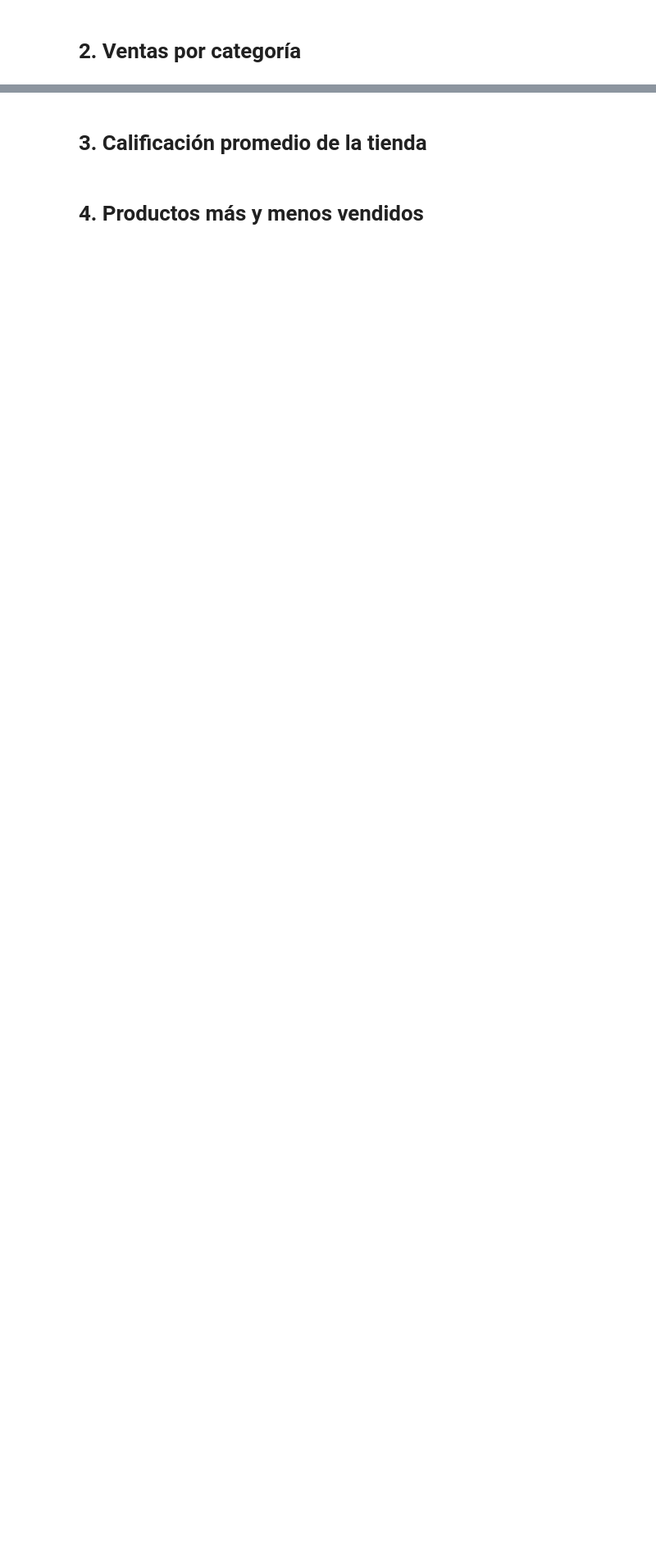
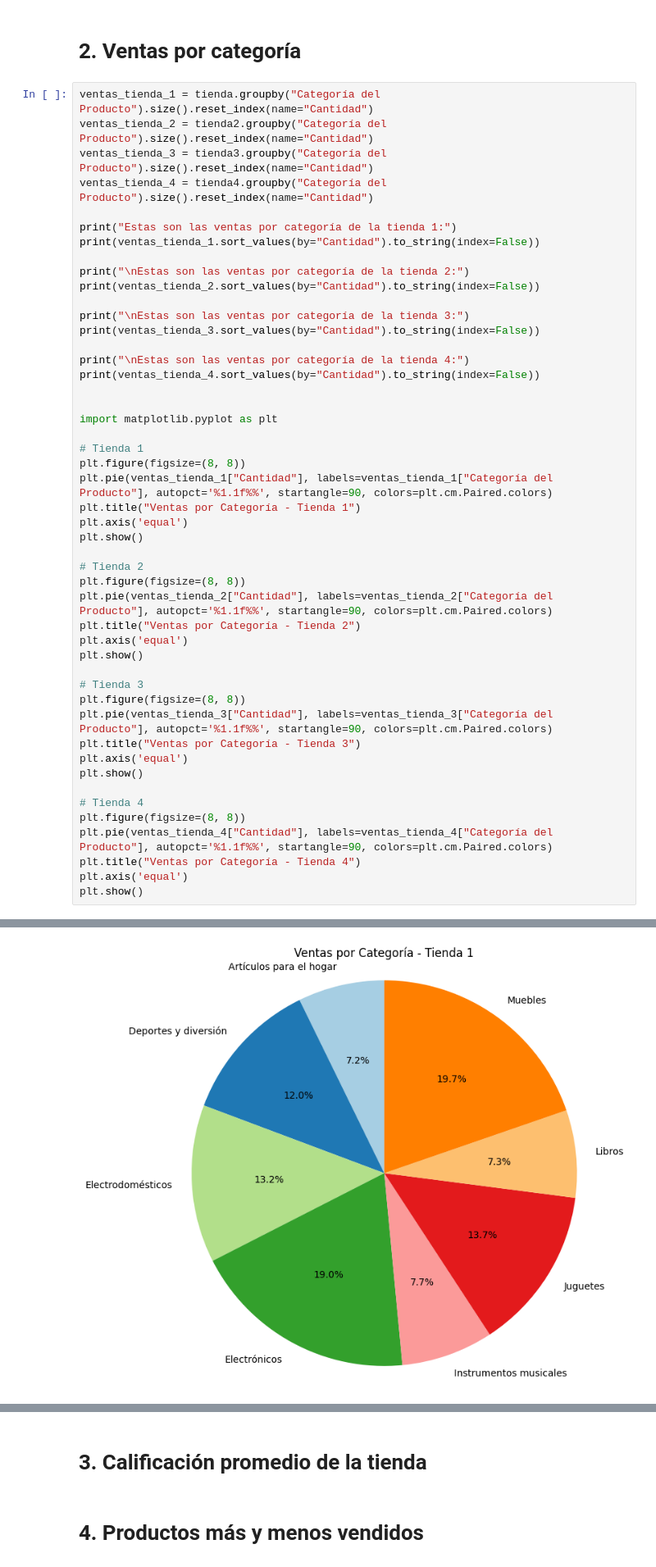
Before and after one commit to AlanGranea/Challenge-Alura-Store, a Jupyter notebook: AluraStoreLatam.ipynb, the cells around one changed output, grey strips where cells are left out. Shown at 82% size. Saved outputs shown, nothing was run; the diff lists cells and outputs as text; blank space fills up the shorter version.

Commit message:
Ventas por categoría finalizado

```diff
--- a/AluraStoreLatam.ipynb
+++ b/AluraStoreLatam.ipynb
@@ -67,3 +67,52 @@ El ingreso de la Tienda 4 es de 1,038,375,700.00 dolares
 [figure]
 # %% [markdown]
 # 2. Ventas por categoría
+# %%
+ventas_tienda_1 = tienda.groupby("Categoría del Producto").size().reset_index(name="Cantidad")
+ventas_tienda_2 = tienda2.groupby("Categoría del Producto").size().reset_index(name="Cantidad")
+ventas_tienda_3 = tienda3.groupby("Categoría del Producto").size().reset_index(name="Cantidad")
+ventas_tienda_4 = tienda4.groupby("Categoría del Producto").size().reset_index(name="Cantidad")
+
+print("Estas son las ventas por categoría de la tienda 1:")
+print(ventas_tienda_1.sort_values(by="Cantidad").to_string(index=False))
+
+print("\nEstas son las ventas por categoría de la tienda 2:")
+print(ventas_tienda_2.sort_values(by="Cantidad").to_string(index=False))
+
+print("\nEstas son las ventas por categoría de la tienda 3:")
+print(ventas_tienda_3.sort_values(by="Cantidad").to_string(index=False))
+
+print("\nEstas son las ventas por categoría de la tienda 4:")
+print(ventas_tienda_4.sort_values(by="Cantidad").to_string(index=False))
+
+
+import matplotlib.pyplot as plt
+
+# Tienda 1
+plt.figure(figsize=(8, 8))
+plt.pie(ventas_tienda_1["Cantidad"], labels=ventas_tienda_1["Categoría del Producto"], autopct='%1.1f%%', startangle=90, colors=plt.cm.Paired.colors)
+plt.title("Ventas por Categoría - Tienda 1")
+plt.axis('equal')
+plt.show()
+
+# Tienda 2
+plt.figure(figsize=(8, 8))
+plt.pie(ventas_tienda_2["Cantidad"], labels=ventas_tienda_2["Categoría del Producto"], autopct='%1.1f%%', startangle=90, colors=plt.cm.Paired.colors)
+plt.title("Ventas por Categoría - Tienda 2")
+plt.axis('equal')
+plt.show()
+
+# Tienda 3
+plt.figure(figsize=(8, 8))
+plt.pie(ventas_tienda_3["Cantidad"], labels=ventas_tienda_3["Categoría del Producto"], autopct='%1.1f%%', startangle=90, colors=plt.cm.Paired.colors)
+plt.title("Ventas por Categoría - Tienda 3")
+plt.axis('equal')
+plt.show()
+
+# Tienda 4
+plt.figure(figsize=(8, 8))
+plt.pie(ventas_tienda_4["Cantidad"], labels=ventas_tienda_4["Categoría del Producto"], autopct='%1.1f%%', startangle=90, colors=plt.cm.Paired.colors)
+plt.title("Ventas por Categoría - Tienda 4")
+plt.axis('equal')
+plt.show()
+# %% [output]
@@ -69,0 +136 @@ El ingreso de la Tienda 4 es de 1,038,375,700.00 dolares
+[figure, added]
```
Also changed, not shown: parts of 2 cells of this notebook.
